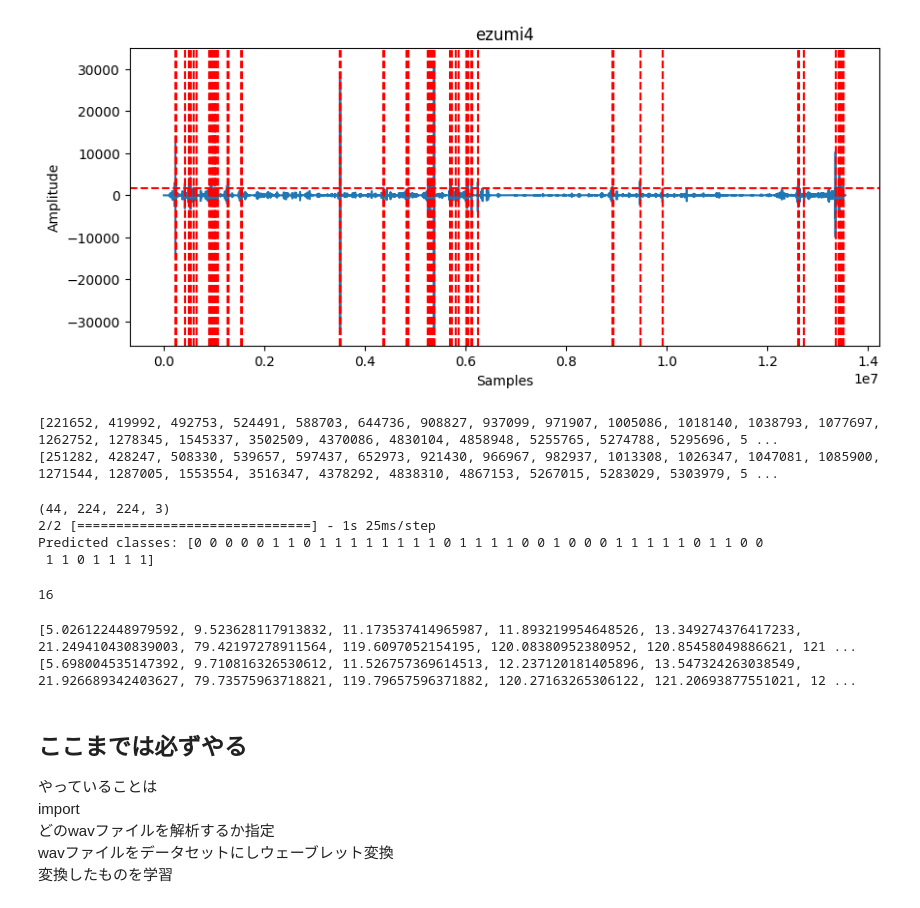
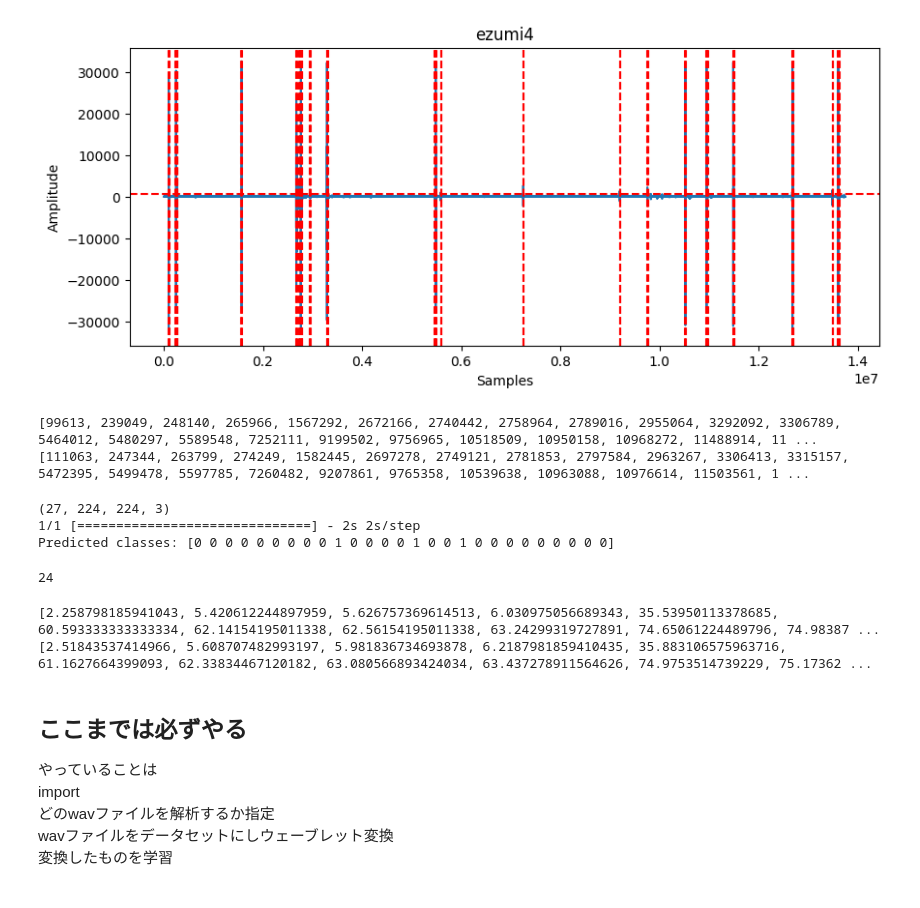
Before and after one commit to Kai-Washino/swallowing-recognition-DLmachine, a Jupyter notebook: uncropped_data.ipynb, the cells around one changed output. Saved outputs shown, nothing was run; the diff lists cells and outputs as text; code cells hidden in the pictures.

Commit message:
Add ohnishi data

```diff
--- a/uncropped_data.ipynb
+++ b/uncropped_data.ipynb
@@ -28,55 +28,55 @@ from swallowing_recognition import long_audio
 # directory_path = parent_dir / '30min_data'
 directory_path = parent_dir
 # %%
-path = directory_path / 'experiment'/ 'experiment2'/'mocchi'/'5.wav'
+path = directory_path / 'experiment'/ 'experiment2'/'ohnishi'/'4.wav'
 # %%
-wav1 = long_audio.Long_audio(path, threshold = 0.05)
+wav1 = long_audio.Long_audio(path, threshold = 0.02)
 # ezumi 0.028
 # soichiro 0.01
 # haruki 0.02
 # ibuki 0.02 (4だけ0.04)
 # hikaru 0.02
 # kazuki 0.02
 # tsuji 0.02 (1だけ0.036)
 # nakaryo 0.02
 # kosasa 0.02
 # kishimoto 0.02 (2は0.064，4と5は0.05)
 # kanata 0.05 (3と5は0.02)
 # ruku 0.02
 # shibata 0.02(3は0.04)
 # mocchiは0.05
 # kimは0.02
 # genkiは0.02
 # kyogoku 1と3は0.05, 2は0.06 4は0.04, 5は0.03
+# ohnishi 0.02
 
 wav1.plot("ezumi4")
 print(wav1.start_idxs)
 print(wav1.end_idxs)
 # %% [output]
-[figure, old version]
+[figure, new version]
-[221652, 419992, 492753, 524491, 588703, 644736, 908827, 937099, 971907, 1005086, 1018140, 1038793, 1077697, 1262752, 1278345, 1545337, 3502509, 4370086, 4830104, 4858948, 5255765, 5274788, 5295696, 5 ...
-[251282, 428247, 508330, 539657, 597437, 652973, 921430, 966967, 982937, 1013308, 1026347, 1047081, 1085900, 1271544, 1287005, 1553554, 3516347, 4378292, 4838310, 4867153, 5267015, 5283029, 5303979, 5 ...
+[99613, 239049, 248140, 265966, 1567292, 2672166, 2740442, 2758964, 2789016, 2955064, 3292092, 3306789, 5464012, 5480297, 5589548, 7252111, 9199502, 9756965, 10518509, 10950158, 10968272, 11488914, 11 ...
+[111063, 247344, 263799, 274249, 1582445, 2697278, 2749121, 2781853, 2797584, 2963267, 3306413, 3315157, 5472395, 5499478, 5597785, 7260482, 9207861, 9765358, 10539638, 10963088, 10976614, 11503561, 1 ...
 # %%
 current_path = directory_path
 model_path = current_path / 'ipynb_swallowing' / '202400614_binary_ep40_bs32_all.keras'
 wav1.predict(model_path, 2)
 # %% [output]
-(44, 224, 224, 3)
-2/2 [==============================] - 1s 25ms/step
-Predicted classes: [0 0 0 0 0 1 1 0 1 1 1 1 1 1 1 1 0 1 1 1 1 0 0 1 0 0 0 1 1 1 1 1 0 1 1 0 0
- 1 1 0 1 1 1 1]
+(27, 224, 224, 3)
+1/1 [==============================] - 2s 2s/step
+Predicted classes: [0 0 0 0 0 0 0 0 0 1 0 0 0 0 1 0 0 1 0 0 0 0 0 0 0 0 0]
 # %%
 print(len(wav1.swallowing_start_idxs))
 start_array = wav1.swallowing_start_idxs/44100
 end_array = wav1.swallowing_end_idxs/44100
 # %% [output]
-16
+24
 # %%
 start_list = list(start_array)
 end_list = list(end_array)
 print(start_list)
 print(end_list)
 # %% [output]
-[5.026122448979592, 9.523628117913832, 11.173537414965987, 11.893219954648526, 13.349274376417233, 21.249410430839003, 79.42197278911564, 119.6097052154195, 120.08380952380952, 120.85458049886621, 121 ...
-[5.698004535147392, 9.710816326530612, 11.526757369614513, 12.237120181405896, 13.547324263038549, 21.926689342403627, 79.73575963718821, 119.79657596371882, 120.27163265306122, 121.20693877551021, 12 ...
+[2.258798185941043, 5.420612244897959, 5.626757369614513, 6.030975056689343, 35.53950113378685, 60.593333333333334, 62.14154195011338, 62.56154195011338, 63.24299319727891, 74.65061224489796, 74.98387 ...
+[2.51843537414966, 5.608707482993197, 5.981836734693878, 6.2187981859410435, 35.883106575963716, 61.1627664399093, 62.33834467120182, 63.080566893424034, 63.437278911564626, 74.9753514739229, 75.17362 ...
 # %%
```
Also changed, not shown: parts of 4 cells of this notebook.
